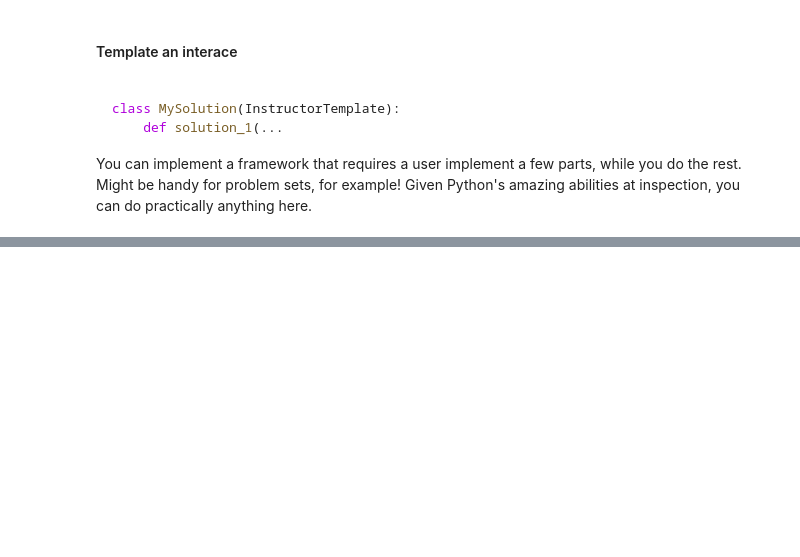
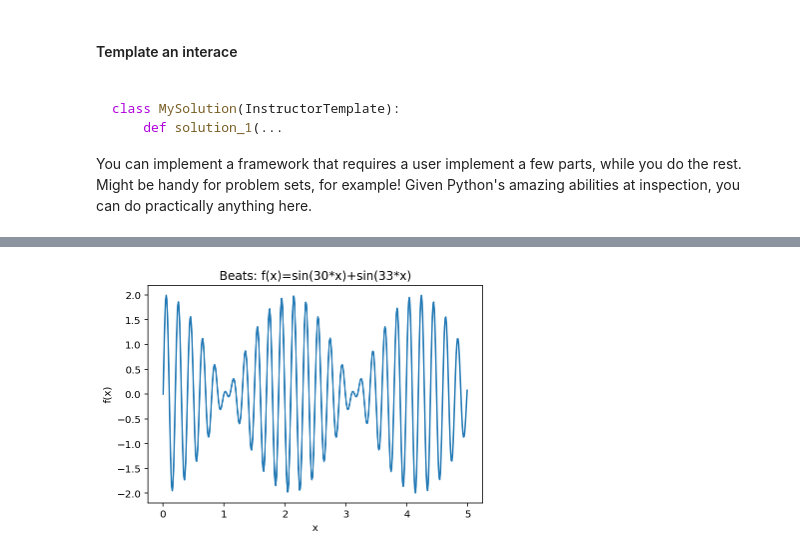
Before and after one commit to henryiii/compclass, a Jupyter notebook: classes/week1/2_ObjectOriented.ipynb, the cells around one changed output, grey strips where cells are left out. Cells and saved outputs as stored; diff of their text form; code cells hidden in the pictures; blank space fills up the shorter version.

```diff
--- a/classes/week1/2_ObjectOriented.ipynb
+++ b/classes/week1/2_ObjectOriented.ipynb
@@ -70,0 +172,27 @@ Python
+# %%
+class Wave:
+    def __init__(self, x, coef):
+        self.x = x
+        self.y = [math.sin(coef*v) for v in x]
+
+    def __add__(self, other):
+        result = self.__class__(self.x, 0)
+        result.y = [a+b for a,b in zip(self.x, other.x)]
+        return result
+
+    def plot(self):
+        plt.plot(x,y)
+        plt.xlabel('x')
+        plt.ylabel('f(x)');
+
+# Using pure python to make a list from 0 to 5 with 100 points
+x = [v/100 for v in range(500)]
+
+# Now compute the function
+wave = Wave(x, 30) + Wave(x, 33)
+
+plt.figure()
+wave.plot()
+plt.title('Beats: f(x)=sin(30*x)+sin(33*x)');
+# %% [output]
+[figure, added]
```
Also changed, not shown: parts of 23 cells of this notebook, 3 other files.
